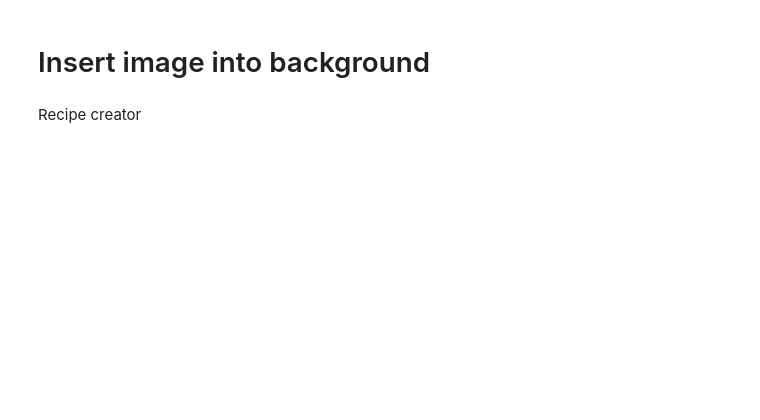
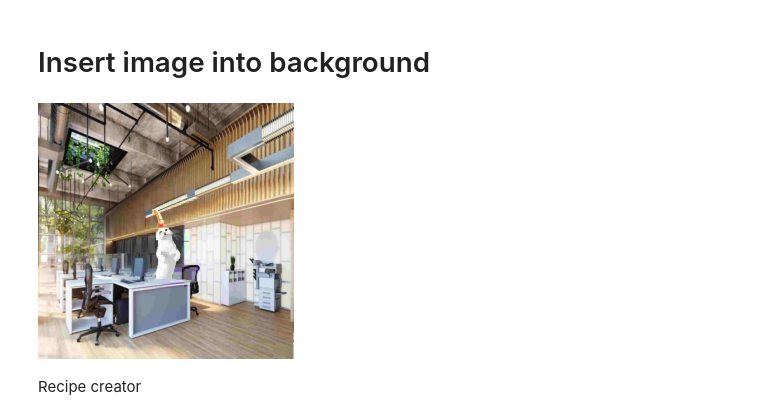
Before and after one commit to reegan-anne/python_chatgpt, a Jupyter notebook: main.ipynb, the cells around one changed output. Saved outputs shown, nothing was run; the diff lists cells and outputs as text; code cells hidden in the pictures; blank space fills up the shorter version.

```diff
--- a/main.ipynb
+++ b/main.ipynb
@@ -111,34 +107,36 @@ openai.api_key = os.environ['API_KEY']
 image = Image.open("background.png")
 width, height = 1024, 1024
 background_image = image.resize((width, height))
 background_image = background_image.convert("RGBA")
 background_image.save('new_background.png')
 
 
 # Make mask from black and white image (black areas are masked)
 img = Image.open('paint_mask.png')
 img = img.convert("RGBA")
 datas = img.getdata()
 
 newData = []
 for item in datas:
     if item[0] == 0 and item[1] == 0 and item[2] == 0:
         newData.append((0, 0, 0, 0))
     else:
         newData.append(item)
 
 img.putdata(newData)
 img.save("mask.png", "PNG")
 
 response = openai.Image.create_edit(
   image=open("new_background.png","rb"),
   mask=open("mask.png", "rb"),
-  prompt="An office containing a person",
+  prompt="A bright office with a cat in a hat",
   n=1,
   size="256x256"
 )
 image_url = response['data'][0]['url']
 Disp.Image(requests.get(image_url).content)
+# %% [output]
+[figure, added]
 # %% [markdown]
 Recipe creator
 # %%
```
Also changed, not shown: parts of 5 cells of this notebook, 5 other files.
